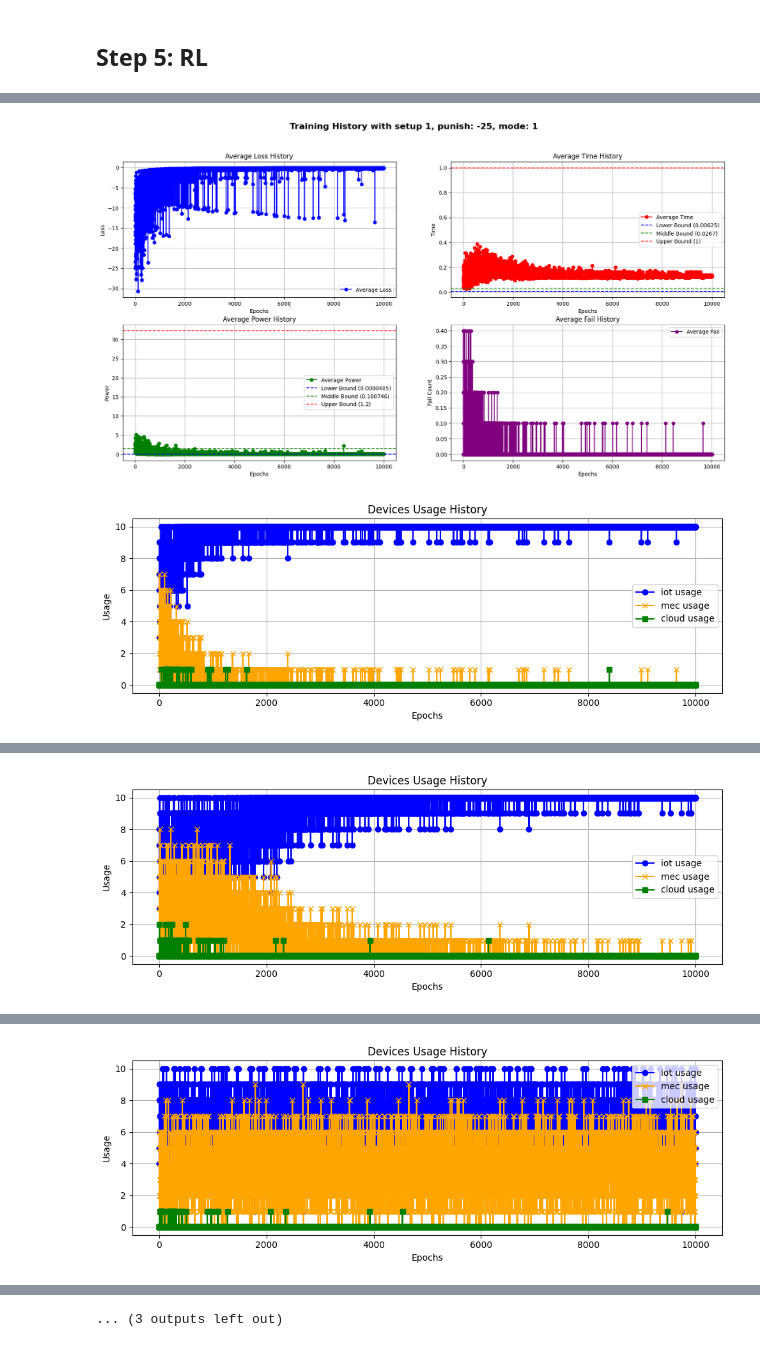
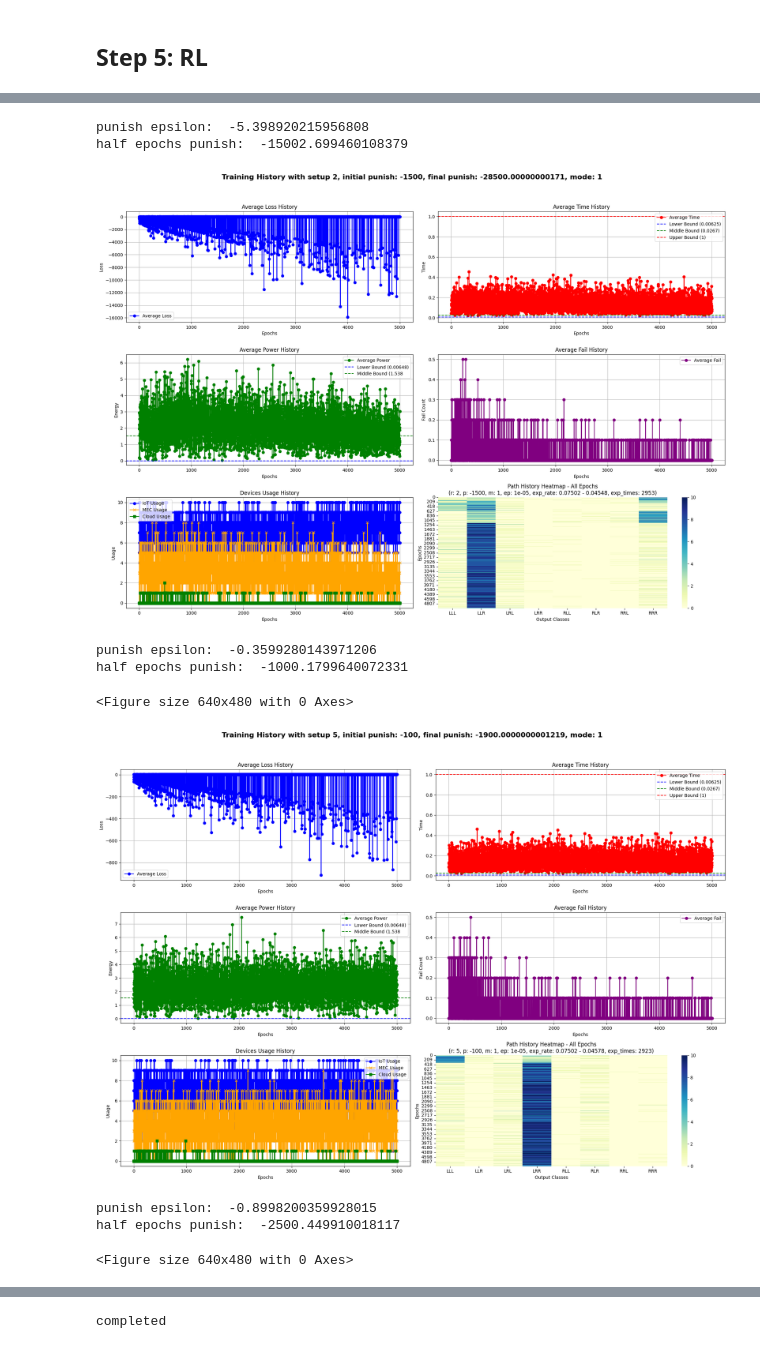
Before and after one commit to seyedAliHamedi/DTRL, a Jupyter notebook: power.ipynb, the cells around one changed output, grey strips where cells are left out. Cells and saved outputs as stored; diff of their text form; code cells hidden in the pictures.

Commit message:
same things done for power objective

```diff
--- a/power.ipynb
+++ b/power.ipynb
@@ -18,8 +19,9 @@ import os
 ## Step 2: Define the environment:
 # %%
 devices_path = "./resources/devices.csv"
-tasks_path = "./resources/mini_tasks.csv"
-dataFile = "./results/power_avg_reward.csv"
+# tasks_path = "./resources/mini_tasks.csv"
+tasks_path = "./resources/tasks.csv"
+dataFile = "./results/power.csv"
 # %% [markdown]
 #### ALL THE DEVICES
 # %%
@@ -238,5 +292,6 @@ def plot_histories(rSetup, punish, learning_mode, lossHistory, avg_time_history,
 # %%
-def getSetup(e, t, setup, alpha=1, beta=1):
+
+def getSetup(e, t, setup, alpha=1, beta=10):
     match setup:
         case 1:
             return  -1 * (alpha * e + beta * t)
@@ -484,24 +566,42 @@ CSV file './results/power_avg_reward.csv' created successfully with headers only
 # %%
 
 def train_test(n):
-    # rpSetup_list = {1: [-6], 2: [-1500], 3: [-200], 4: [-100], 5: [-100], 6: [-300], 7: [-1] }
-    rpSetup_list = {1: [-25], 2: [-500], 3: [-175914900], 4: [-183293000], 5: [-75], 6: [-150], 7: [-100] }
+    #without regularization
+    # rpSetup_list = {1: [-25], 2: [-500], 3: [-175914900], 4: [-183293000], 5: [-75], 6: [-150], 7: [-100] }
+
+    #with regularization
+    # rpSetup_list = {1: [-5], 2: [-1500], 3: [-110], 4: [-60], 5: [-100], 6: [-250], 7: [-1] }
+    rpSetup_list = {2: [-1500], 5: [-100], 6: [-250]}
+
     learning_modes = [1]
-    for reward, punishments in rpSetup_list.items():
-        for punish, mode in itertools.product(punishments, learning_modes):
-            taskList, tasks_copy = read_tasks()
-            env = Environment()
-            env.learning_mode = mode
-            env.rewardSetup = reward
-            env.punish = punish
-            env.taskList = taskList
-            env.tasks_copy = tasks_copy
+    for i in range(n):
+        for reward, punishments in rpSetup_list.items():
+            for punish, mode in itertools.product(punishments, learning_modes):
+                taskList, tasks_copy = read_tasks()
+                num_epochs = 50001
+                num_episodes = 10
+                env = Environment(num_epochs, num_episodes, punish)
+                env.learning_mode = mode
+                env.rewardSetup = reward
+                env.punish_epsilon = -(punish - (punish * 10)) / (num_epochs / 2)
+                print("punish epsilon: ", env.punish_epsilon)
+                env.taskList = taskList
+                env.tasks_copy = tasks_copy
 
-            tree = env.agent
-            env.train(10001, 10)
+
+                tree = env.agent
+                env.train(env.num_epochs, env.num_episodes)
 
 train_test(1)
 print("completed")
 # %% [output]
+punish epsilon:  -5.398920215956808
+half epochs punish:  -15002.699460108379
-[figure, old version]
+[figure, new version]
+punish epsilon:  -0.3599280143971206
+half epochs punish:  -1000.1799640072331
+<Figure size 640x480 with 0 Axes>
-[figure, old version]
+[figure, new version]
+punish epsilon:  -0.8998200359928015
+half epochs punish:  -2500.449910018117
+<Figure size 640x480 with 0 Axes>
@@ -509 +608,0 @@ print("completed")
-[figure, removed]
@@ -511 +608,0 @@ print("completed")
-[figure, removed]
@@ -518 +609 @@ print("completed")
-... (3 outputs left out)
+completed
```
Also changed, not shown: parts of 11 cells of this notebook, 31 other files.
